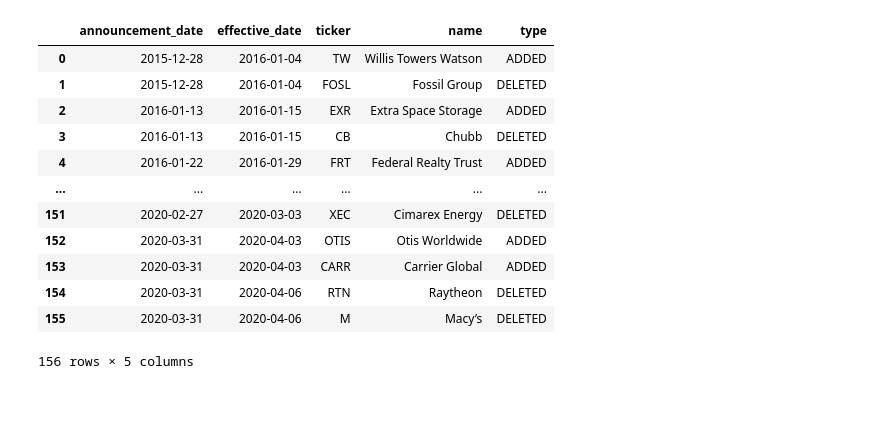
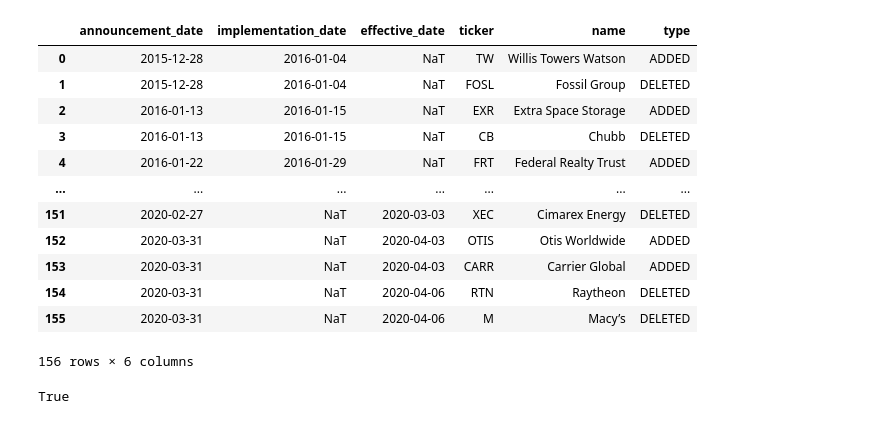
Before and after one commit to yingchen0505/analyzingalpha, a Jupyter notebook: sp500-historical-components-and-changes/SP500_Announcement_Analysis.ipynb, the cells around one changed output. Saved outputs shown, nothing was run; the diff lists cells and outputs as text; code cells hidden in the pictures.

```diff
--- a/sp500-historical-components-and-changes/SP500_Announcement_Analysis.ipynb
+++ b/sp500-historical-components-and-changes/SP500_Announcement_Analysis.ipynb
@@ -1,47 +1,52 @@
 # %%
 import yfinance as yf
 import pandas as pd
 from datetime import datetime, timedelta
 from pandas_datareader import data as pdr
 yf.pdr_override() # <== that's all it takes :-)
 import numpy as np
 import statistics
 from pprint import pprint
 from math import isnan
 
 sp500_history = pd.read_excel('./sp500_rebalance_announcements.xlsx')
+sp500_history['implementation_date'] = pd.to_datetime(sp500_history['implementation_date'])
 sp500_history['effective_date'] = pd.to_datetime(sp500_history['effective_date'])
 sp500_history['announcement_date'] = pd.to_datetime(sp500_history['announcement_date'])
-sp500_history = sp500_history[['announcement_date', 'effective_date', 'ticker', 'name', 'type']]
+sp500_history = sp500_history[['announcement_date', 'implementation_date', 'effective_date', 'ticker', 'name', 'type']]
 
-start_date = datetime.strptime('2016-1-1', '%Y-%m-%d')
+start_date = datetime.strptime('2015-12-20', '%Y-%m-%d')
 end_date = datetime.strptime('2020-12-31', '%Y-%m-%d')
 
 # greater than the start date and smaller than the end date
-mask = (sp500_history['effective_date'] > start_date) & (sp500_history['effective_date'] <= end_date)
+mask = (sp500_history['announcement_date'] > start_date) & (sp500_history['announcement_date'] <= end_date)
 sp500_history = sp500_history.loc[mask]
 
 # Sort
 sp500_history = sp500_history.sort_values(['announcement_date', 'type'], ascending=[True, True])
 
 sp500_history = sp500_history.drop_duplicates()
 sp500_history = sp500_history.reset_index(drop=True)
 
 sp500_history
 # %% [output]
-|  | announcement_date | effective_date | ticker | name | type |
-| 0 | 2015-12-28 | 2016-01-04 | TW | Willis Towers Watson | ADDED |
-| 1 | 2015-12-28 | 2016-01-04 | FOSL | Fossil Group | DELETED |
-| 2 | 2016-01-13 | 2016-01-15 | EXR | Extra Space Storage | ADDED |
-| 3 | 2016-01-13 | 2016-01-15 | CB | Chubb | DELETED |
-| 4 | 2016-01-22 | 2016-01-29 | FRT | Federal Realty Trust | ADDED |
-| ... | ... | ... | ... | ... | ... |
-| 151 | 2020-02-27 | 2020-03-03 | XEC | Cimarex Energy | DELETED |
-| 152 | 2020-03-31 | 2020-04-03 | OTIS | Otis Worldwide | ADDED |
-| 153 | 2020-03-31 | 2020-04-03 | CARR | Carrier Global | ADDED |
-| 154 | 2020-03-31 | 2020-04-06 | RTN | Raytheon | DELETED |
-| 155 | 2020-03-31 | 2020-04-06 | M | Macy’s | DELETED |
+|  | announcement_date | implementation_date | effective_date | ticker | name | type |
+| 0 | 2015-12-28 | 2016-01-04 | NaT | TW | Willis Towers Watson | ADDED |
+| 1 | 2015-12-28 | 2016-01-04 | NaT | FOSL | Fossil Group | DELETED |
+| 2 | 2016-01-13 | 2016-01-15 | NaT | EXR | Extra Space Storage | ADDED |
+| 3 | 2016-01-13 | 2016-01-15 | NaT | CB | Chubb | DELETED |
+| 4 | 2016-01-22 | 2016-01-29 | NaT | FRT | Federal Realty Trust | ADDED |
+| ... | ... | ... | ... | ... | ... | ... |
+| 151 | 2020-02-27 | NaT | 2020-03-03 | XEC | Cimarex Energy | DELETED |
+| 152 | 2020-03-31 | NaT | 2020-04-03 | OTIS | Otis Worldwide | ADDED |
+| 153 | 2020-03-31 | NaT | 2020-04-03 | CARR | Carrier Global | ADDED |
+| 154 | 2020-03-31 | NaT | 2020-04-06 | RTN | Raytheon | DELETED |
+| 155 | 2020-03-31 | NaT | 2020-04-06 | M | Macy’s | DELETED |
-156 rows × 5 columns
+156 rows × 6 columns
+# %%
+pd.isna(sp500_history.loc[0]['effective_date'])
+# %% [output]
+True
 # %%
 calendar = pd.read_excel('./Nasdaq_Trading_Calendar.xlsx', sheet_name=None)
 rebal_dates = []
```
Also changed, not shown: parts of 2 cells of this notebook, 1 other file.
